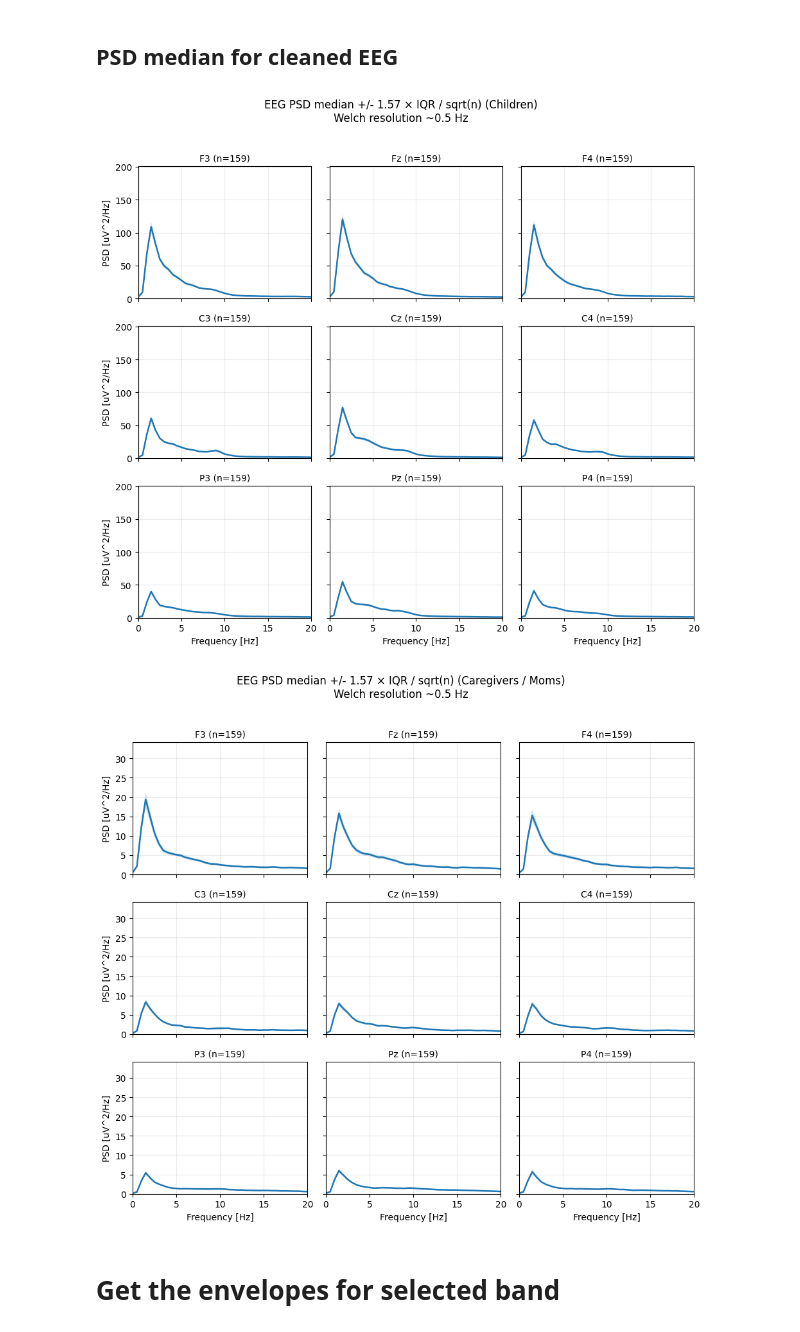
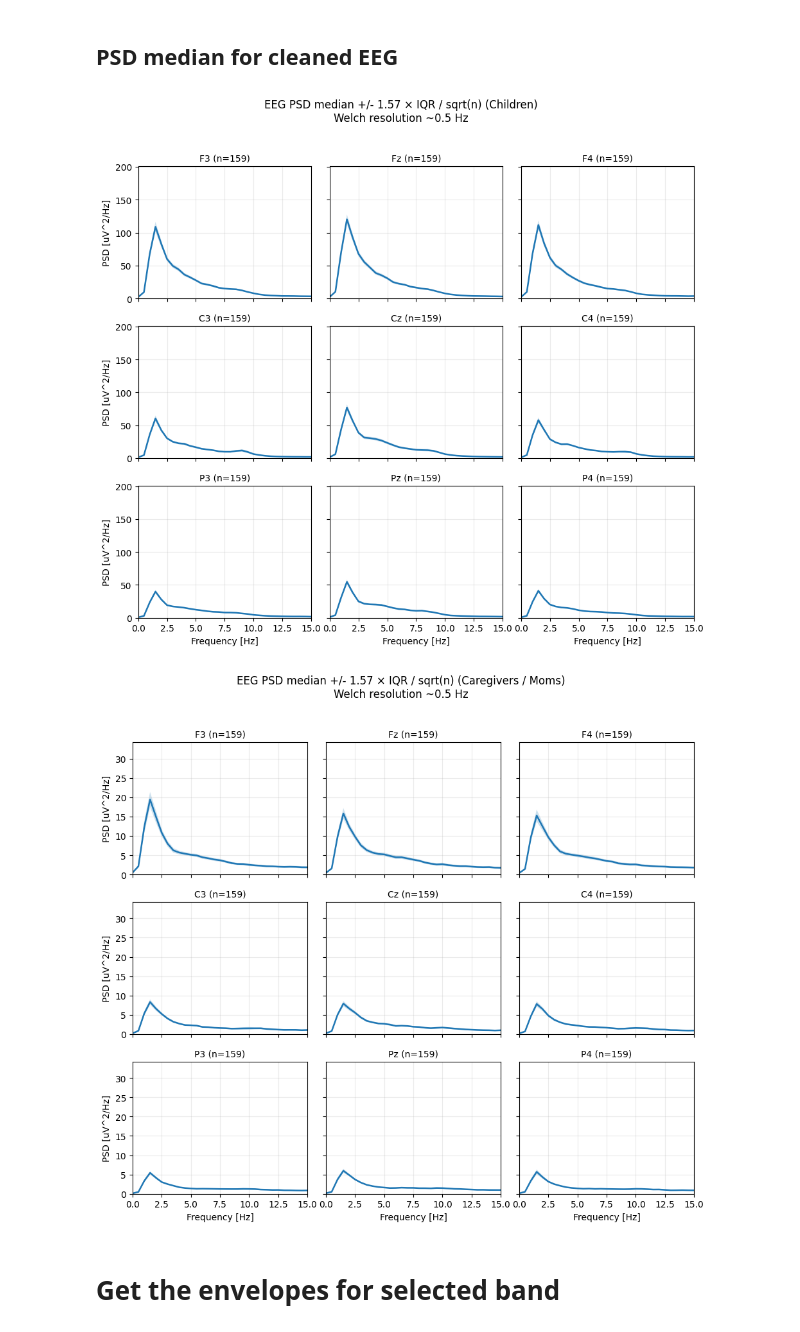
Before and after one commit to SYNCC-IN/hyperscanning-signal-analysis, a Jupyter notebook: scripts/ESCan_ffdtf_envelpes_v2.ipynb, the cells around one changed output. Cells and saved outputs as stored; diff of their text form; code cells hidden in the pictures.

```diff
--- a/scripts/ESCan_ffdtf_envelpes_v2.ipynb
+++ b/scripts/ESCan_ffdtf_envelpes_v2.ipynb
@@ -454,7 +458,9 @@ def _robust_ymax_from_notch(role_key, fmax):
         ymax = 1.0
     return float(ymax)
 
-def plot_role_median_notch_ci(role_key, role_label, fmax=20.0, line_lw=1.8, fill_alpha=0.22):
+def plot_role_median_notch_ci(role_key, role_label, fmax=None, line_lw=1.8, fill_alpha=0.22):
+    if fmax is None:
+        fmax = float(globals().get('PSD_PLOT_FMAX_HZ', 20.0))
     ymax = _robust_ymax_from_notch(role_key, fmax)
 
     fig, axes = plt.subplots(3, max_cols, figsize=(3.2 * max_cols, 8.5), squeeze=False, sharex=True, sharey=True)
@@ -498,34 +504,34 @@ def plot_role_median_notch_ci(role_key, role_label, fmax=20.0, line_lw=1.8, fill
             ci_half = np.divide(
                 1.57 * iqr,
                 np.sqrt(np.maximum(n_eff, 1)),
                 out=np.full_like(iqr, np.nan),
                 where=n_eff > 0,
             )
             lower = np.clip(med - ci_half, a_min=0, a_max=None)
             upper = med + ci_half
 
             valid = np.isfinite(med)
             ax.plot(f_ref[valid], med[valid], lw=line_lw)
             band = np.isfinite(lower) & np.isfinite(upper)
             if np.any(band):
                 ax.fill_between(f_ref[band], lower[band], upper[band], alpha=fill_alpha, linewidth=0)
 
             ax.set_title(f'{ch_name} (n={len(traces)})', fontsize=10)
             ax.set_xlim(0, fmax)
             ax.set_ylim(0, ymax)
             ax.grid(alpha=0.25)
             if r == 2:
                 ax.set_xlabel('Frequency [Hz]')
             if c == 0:
                 ax.set_ylabel('PSD [uV^2/Hz]')
 
     plt.tight_layout()
     plt.show()
 
 plot_role_median_notch_ci('ch', 'Children')
 plot_role_median_notch_ci('cg', 'Caregivers / Moms')
 # %% [output]
-[figure, old version]
+[figure, new version]
-[figure, old version]
+[figure, new version]
 # %% [markdown]
 # Get the envelopes for selected band
```
Also changed, not shown: parts of 29 cells of this notebook.
